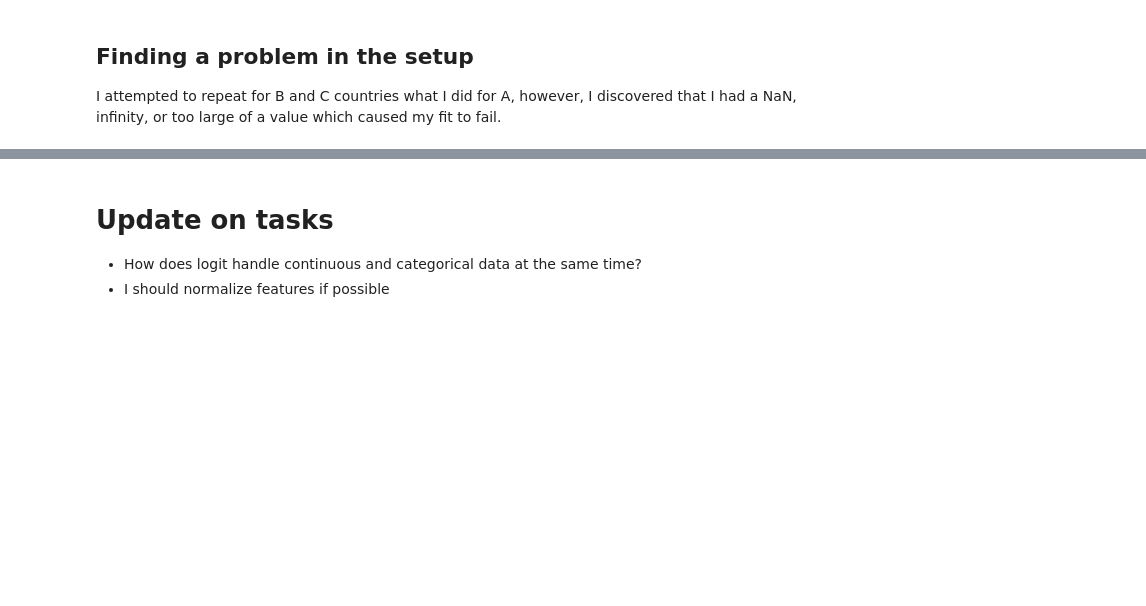
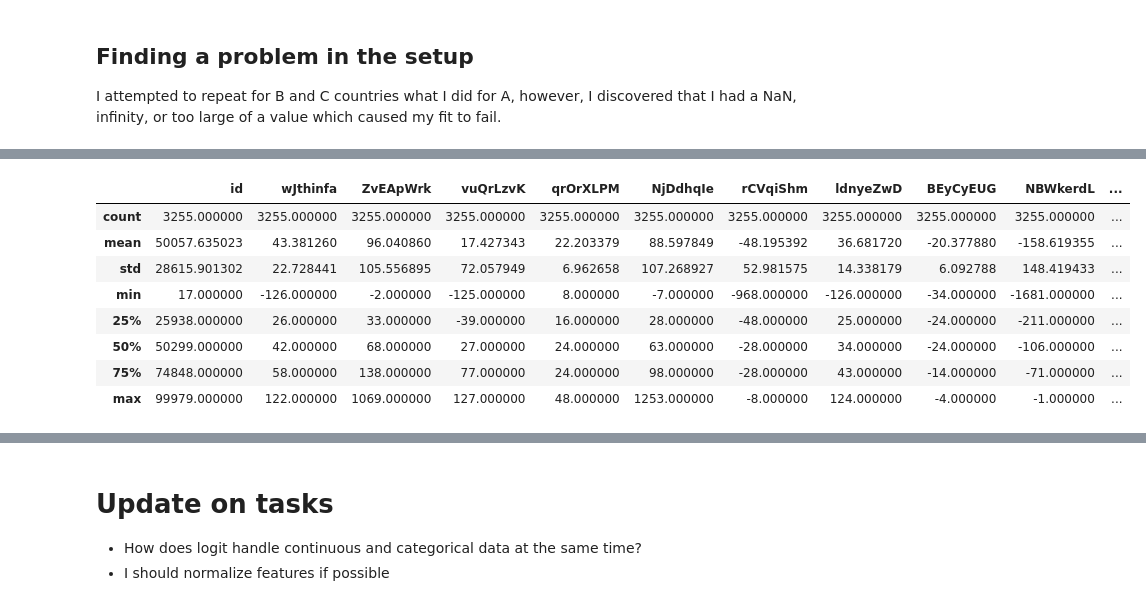
Before and after one commit to abarnes12/drivendata, a Jupyter notebook: poverty/Predicting_Poverty.ipynb, the cells around one changed output, grey strips where cells are left out. Saved outputs shown, nothing was run; the diff lists cells and outputs as text; code cells hidden in the pictures; blank space fills up the shorter version.

```diff
--- a/poverty/Predicting_Poverty.ipynb
+++ b/poverty/Predicting_Poverty.ipynb
@@ -181,0 +189,5 @@ B_hhold_train_dum.isnull().sum().sum()
+# %%
+# Check which columns have NaNs
+#B_hhold_train_df.select_dtypes(include=['float64'])
+B_NaN_list = B_hhold_train_df.columns[B_hhold_train_df.isnull().any()].tolist()
+B_hhold_train_df[B_NaN_list].info()
@@ -181,0 +268,9 @@ B_hhold_train_dum.isnull().sum().sum()
+# %%
+# Drop NaN columns for test and training data
+A_indiv_train_df = A_indiv_train_df.drop(A_indiv_NaN_list, axis=1)
+B_indiv_train_df = B_indiv_train_df.drop(B_indiv_NaN_list, axis=1)
+B_hhold_train_df = B_hhold_train_df.drop(B_NaN_list, axis=1)
+
+A_indiv_test_df = A_indiv_test_df.drop(A_indiv_test_NaN_list, axis=1)
+B_hhold_test_df = B_hhold_test_df.drop(B_hhold_test_NaN_list, axis=1)
+B_indiv_test_df = B_indiv_test_df.drop(B_indiv_test_NaN_list, axis=1)
@@ -182,2 +339,12 @@ B_hhold_train_dum.isnull().sum().sum()
 # %%
-B_hhold_train_df.select_dtypes(include=['float64'])
+B_hhold_train_df.select_dtypes(include=['float64','int64']).describe()
+# %% [output]
+|  | id | wJthinfa | ZvEApWrk | vuQrLzvK | qrOrXLPM | NjDdhqIe | rCVqiShm | ldnyeZwD | BEyCyEUG | NBWkerdL | ... |
+| count | 3255.000000 | 3255.000000 | 3255.000000 | 3255.000000 | 3255.000000 | 3255.000000 | 3255.000000 | 3255.000000 | 3255.000000 | 3255.000000 | ... |
+| mean | 50057.635023 | 43.381260 | 96.040860 | 17.427343 | 22.203379 | 88.597849 | -48.195392 | 36.681720 | -20.377880 | -158.619355 | ... |
+| std | 28615.901302 | 22.728441 | 105.556895 | 72.057949 | 6.962658 | 107.268927 | 52.981575 | 14.338179 | 6.092788 | 148.419433 | ... |
+| min | 17.000000 | -126.000000 | -2.000000 | -125.000000 | 8.000000 | -7.000000 | -968.000000 | -126.000000 | -34.000000 | -1681.000000 | ... |
+| 25% | 25938.000000 | 26.000000 | 33.000000 | -39.000000 | 16.000000 | 28.000000 | -48.000000 | 25.000000 | -24.000000 | -211.000000 | ... |
+| 50% | 50299.000000 | 42.000000 | 68.000000 | 27.000000 | 24.000000 | 63.000000 | -28.000000 | 34.000000 | -24.000000 | -106.000000 | ... |
+| 75% | 74848.000000 | 58.000000 | 138.000000 | 77.000000 | 24.000000 | 98.000000 | -28.000000 | 43.000000 | -14.000000 | -71.000000 | ... |
+| max | 99979.000000 | 122.000000 | 1069.000000 | 127.000000 | 48.000000 | 1253.000000 | -8.000000 | 124.000000 | -4.000000 | -1.000000 | ... |
```
Also changed, not shown: parts of 27 cells of this notebook.
